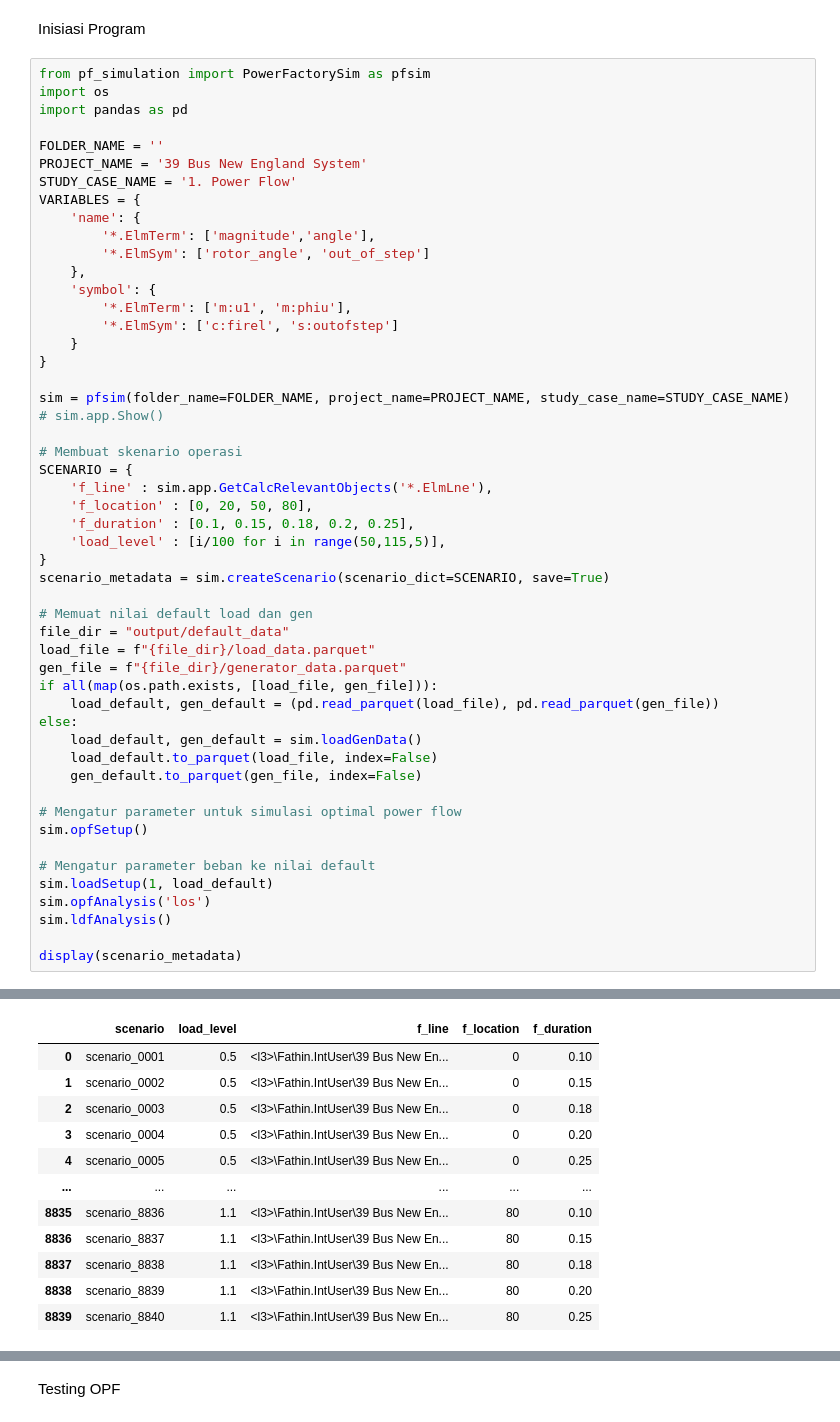
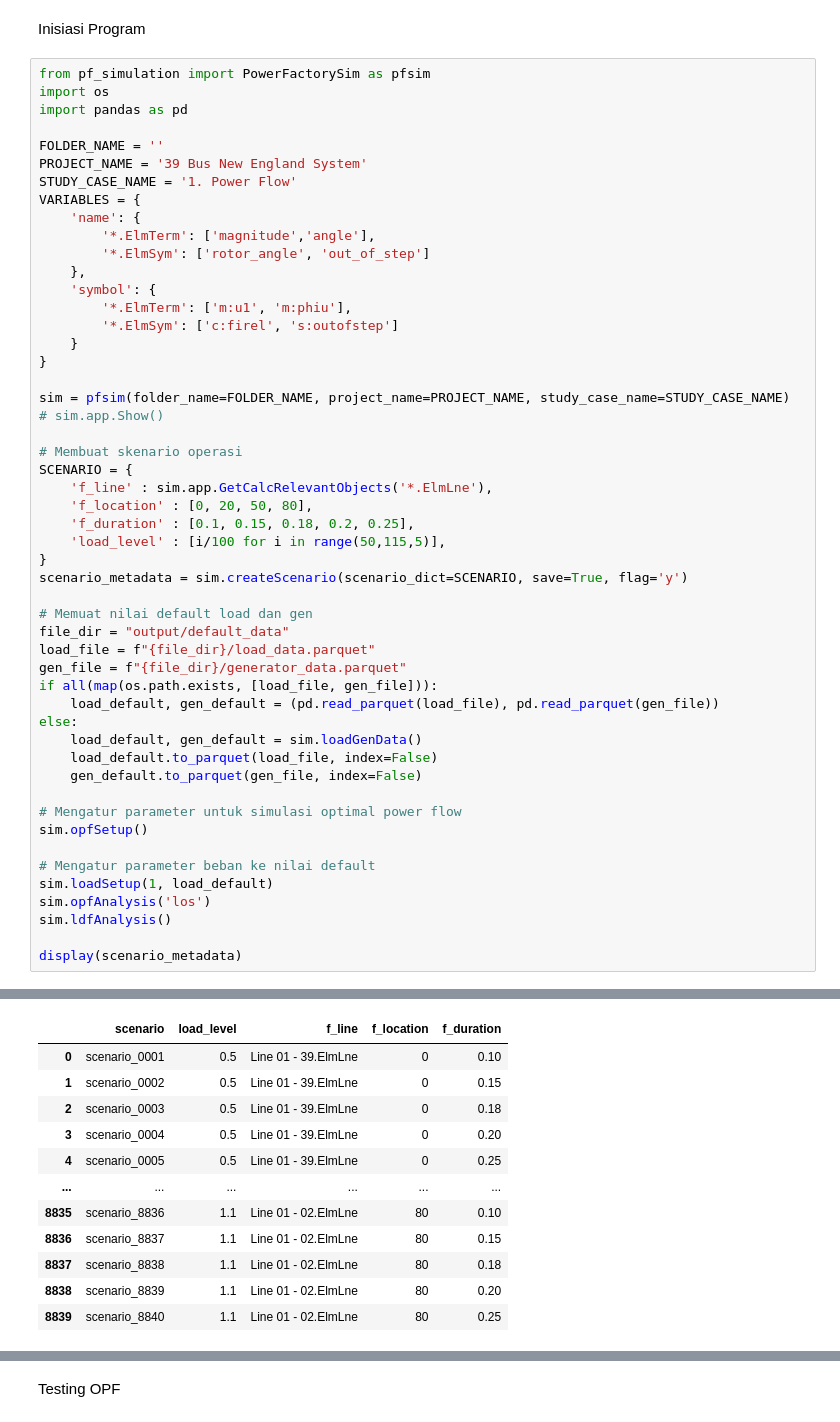
Before and after one commit to izzuddinfa/powerfactory_rms, a Jupyter notebook: main.ipynb, the cells around one changed output, grey strips where cells are left out. Cells and saved outputs as stored; diff of their text form.

```diff
--- a/main.ipynb
+++ b/main.ipynb
@@ -29,7 +29,7 @@ SCENARIO = {
     'f_duration' : [0.1, 0.15, 0.18, 0.2, 0.25],
     'load_level' : [i/100 for i in range(50,115,5)],
 }
-scenario_metadata = sim.createScenario(scenario_dict=SCENARIO, save=True)
+scenario_metadata = sim.createScenario(scenario_dict=SCENARIO, save=True, flag='y')
 
 # Memuat nilai default load dan gen
 file_dir = "output/default_data"
@@ -55,12 +56,12 @@ display(scenario_metadata)
 |  | scenario | load_level | f_line | f_location | f_duration |
-| 0 | scenario_0001 | 0.5 | <l3>\Fathin.IntUser\39 Bus New En... | 0 | 0.10 |
-| 1 | scenario_0002 | 0.5 | <l3>\Fathin.IntUser\39 Bus New En... | 0 | 0.15 |
-| 2 | scenario_0003 | 0.5 | <l3>\Fathin.IntUser\39 Bus New En... | 0 | 0.18 |
-| 3 | scenario_0004 | 0.5 | <l3>\Fathin.IntUser\39 Bus New En... | 0 | 0.20 |
-| 4 | scenario_0005 | 0.5 | <l3>\Fathin.IntUser\39 Bus New En... | 0 | 0.25 |
+| 0 | scenario_0001 | 0.5 | Line 01 - 39.ElmLne | 0 | 0.10 |
+| 1 | scenario_0002 | 0.5 | Line 01 - 39.ElmLne | 0 | 0.15 |
+| 2 | scenario_0003 | 0.5 | Line 01 - 39.ElmLne | 0 | 0.18 |
+| 3 | scenario_0004 | 0.5 | Line 01 - 39.ElmLne | 0 | 0.20 |
+| 4 | scenario_0005 | 0.5 | Line 01 - 39.ElmLne | 0 | 0.25 |
 | ... | ... | ... | ... | ... | ... |
-| 8835 | scenario_8836 | 1.1 | <l3>\Fathin.IntUser\39 Bus New En... | 80 | 0.10 |
-| 8836 | scenario_8837 | 1.1 | <l3>\Fathin.IntUser\39 Bus New En... | 80 | 0.15 |
-| 8837 | scenario_8838 | 1.1 | <l3>\Fathin.IntUser\39 Bus New En... | 80 | 0.18 |
-| 8838 | scenario_8839 | 1.1 | <l3>\Fathin.IntUser\39 Bus New En... | 80 | 0.20 |
-| 8839 | scenario_8840 | 1.1 | <l3>\Fathin.IntUser\39 Bus New En... | 80 | 0.25 |
+| 8835 | scenario_8836 | 1.1 | Line 01 - 02.ElmLne | 80 | 0.10 |
+| 8836 | scenario_8837 | 1.1 | Line 01 - 02.ElmLne | 80 | 0.15 |
+| 8837 | scenario_8838 | 1.1 | Line 01 - 02.ElmLne | 80 | 0.18 |
+| 8838 | scenario_8839 | 1.1 | Line 01 - 02.ElmLne | 80 | 0.20 |
+| 8839 | scenario_8840 | 1.1 | Line 01 - 02.ElmLne | 80 | 0.25 |
```
Also changed, not shown: parts of 16 cells of this notebook, 4 other files.
